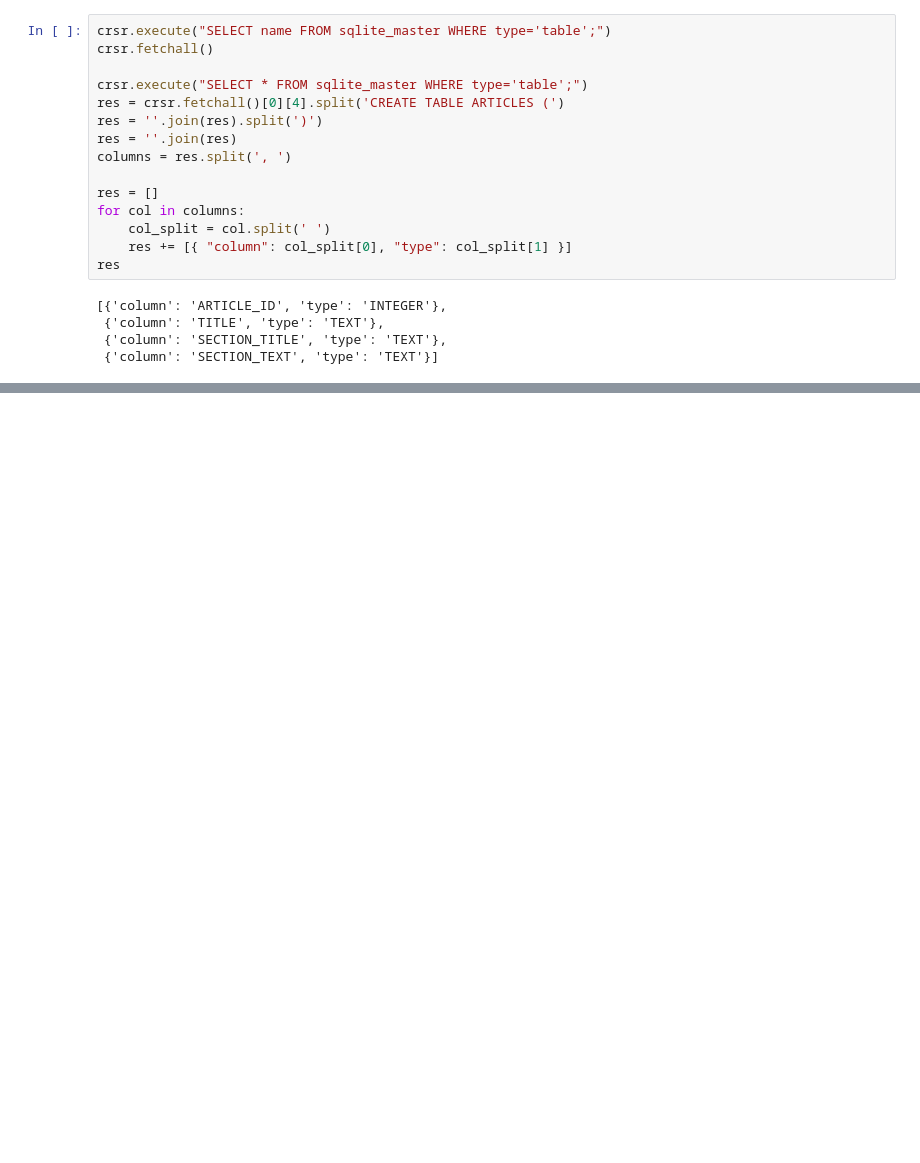
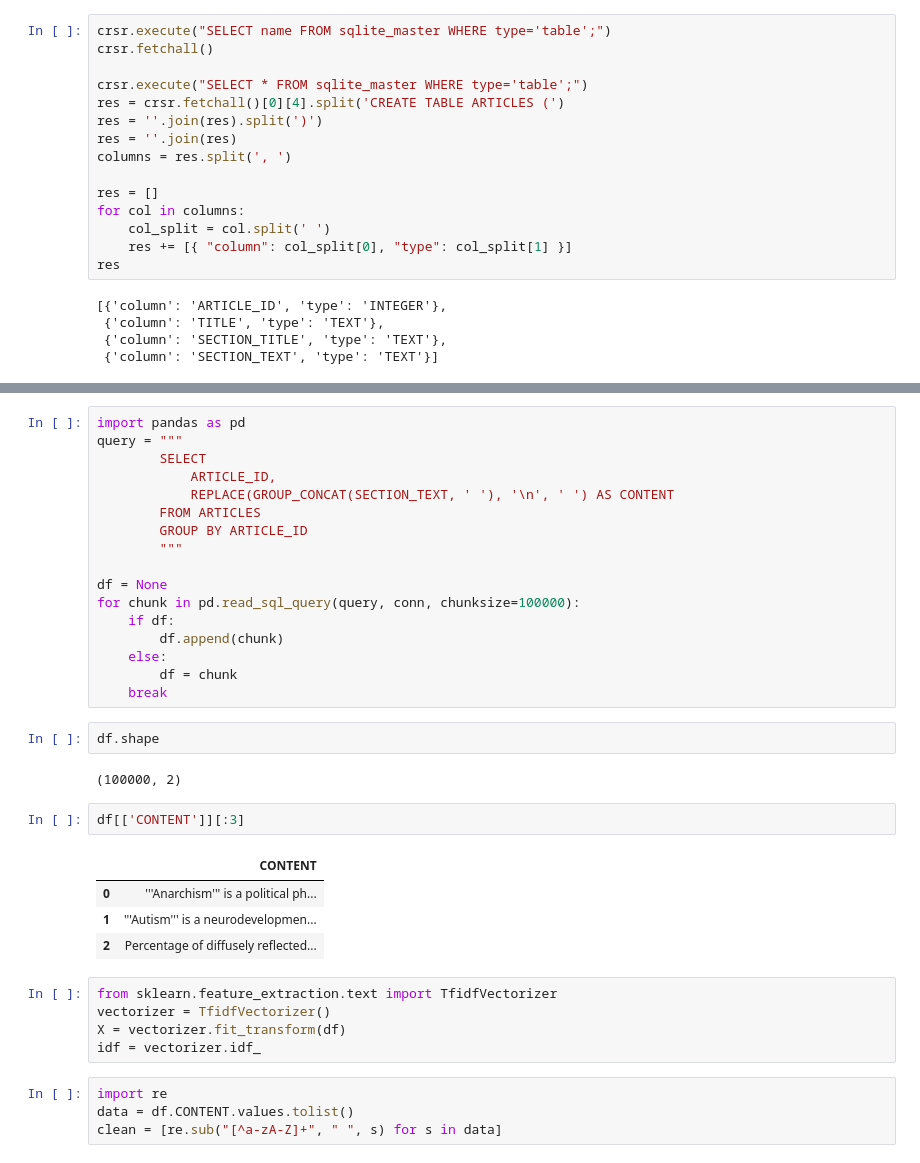
Before and after one commit to mamerisawesome/wikiextract, a Jupyter notebook: notebooks/Read Wikipedia Kaggle SQLite.ipynb, the cells around one changed output, grey strips where cells are left out. Cells and saved outputs as stored; diff of their text form; blank space fills up the shorter version.

```diff
--- a/notebooks/Read Wikipedia Kaggle SQLite.ipynb
+++ b/notebooks/Read Wikipedia Kaggle SQLite.ipynb
@@ -42,0 +64,37 @@ titles
+# %%
+import pandas as pd
+query = """
+        SELECT
+            ARTICLE_ID,
+            REPLACE(GROUP_CONCAT(SECTION_TEXT, ' '), '\n', ' ') AS CONTENT
+        FROM ARTICLES
+        GROUP BY ARTICLE_ID
+        """
+
+df = None
+for chunk in pd.read_sql_query(query, conn, chunksize=100000):
+    if df:
+        df.append(chunk)
+    else:
+        df = chunk
+    break
+# %%
+df.shape
+# %% [output]
+(100000, 2)
+# %%
+df[['CONTENT']][:3]
+# %% [output]
+|  | CONTENT |
+| 0 | '''Anarchism''' is a political ph... |
+| 1 | '''Autism''' is a neurodevelopmen... |
+| 2 | Percentage of diffusely reflected... |
+# %%
+from sklearn.feature_extraction.text import TfidfVectorizer
+vectorizer = TfidfVectorizer()
+X = vectorizer.fit_transform(df)
+idf = vectorizer.idf_
+# %%
+import re
+data = df.CONTENT.values.tolist()
+clean = [re.sub("[^a-zA-Z]+", " ", s) for s in data]
```
Also changed, not shown: parts of 9 cells of this notebook, 2 other files.
